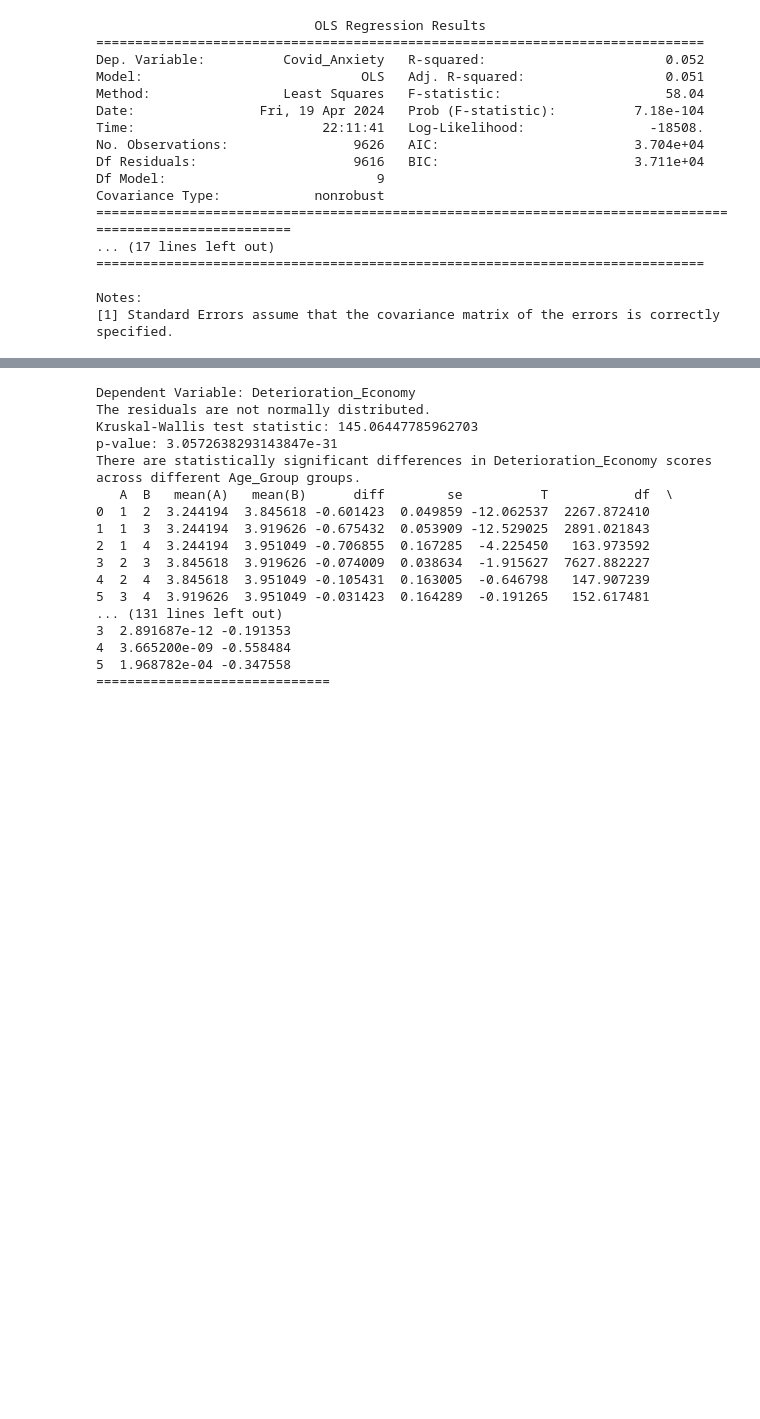
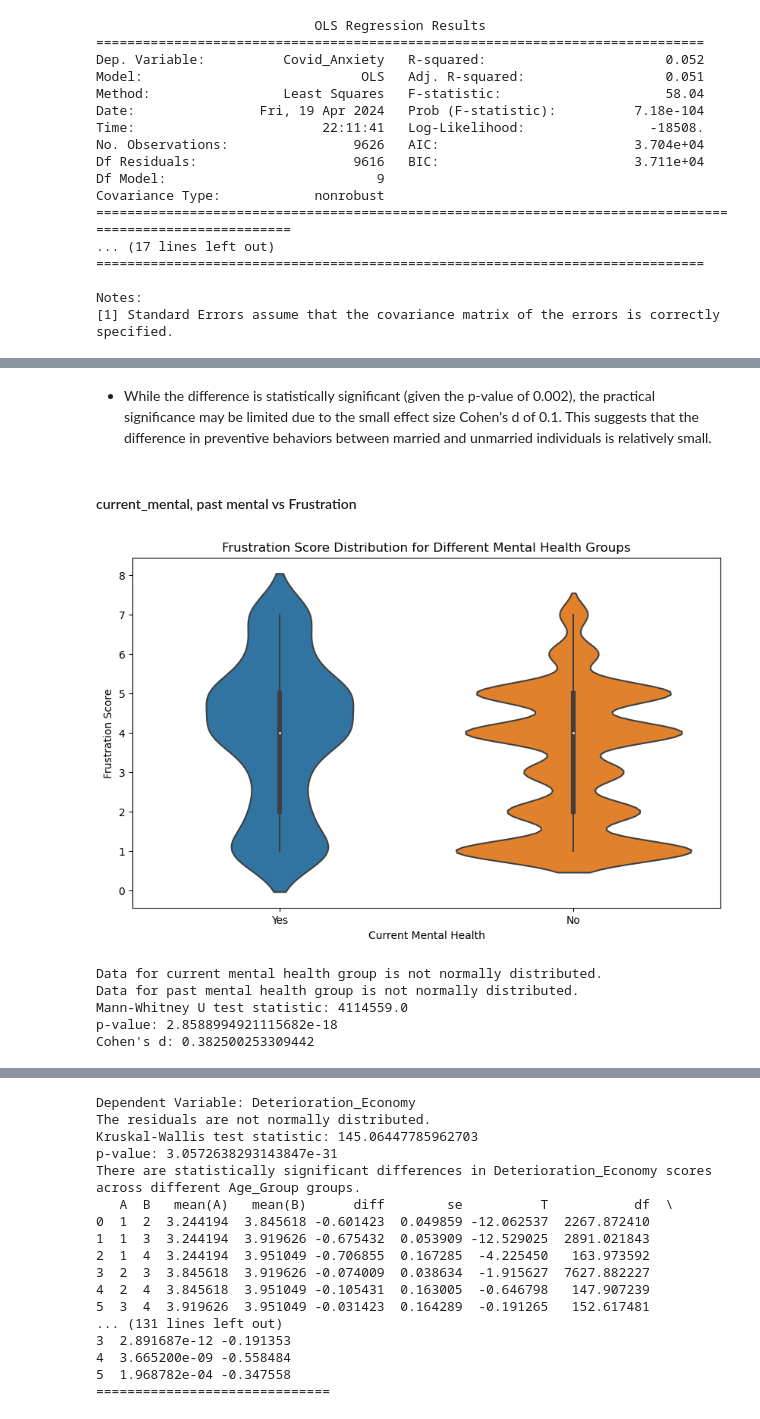
Before and after one commit to Shambhaviiiit/covid-psychological-impact-analysis, a Jupyter notebook: BRSM-Project.ipynb, the cells around one changed output, grey strips where cells are left out. Saved outputs shown, nothing was run; the diff lists cells and outputs as text; code cells hidden in the pictures; blank space fills up the shorter version.

```diff
--- a/BRSM-Project.ipynb
+++ b/BRSM-Project.ipynb
@@ -653,0 +810,46 @@ p-value: 7.980386094285533e-77
+# %% [markdown]
+- While the difference is statistically significant (given the p-value of 0.002), the practical significance may be limited due to the small effect size Cohen's d of 0.1. This suggests that the difference in preventive behaviors between married and unmarried individuals is relatively small.
+# %% [markdown]
+#### current_mental, past mental vs Frustration
+# %%
+current_mental = df_dataset[df_dataset['Current_Mental'] == 1]['Frustration']
+past_mental = df_dataset[df_dataset['Current_Mental'] == 2]['Frustration']
+
+# plot violin plot
+plt.figure(figsize=(10, 6))
+sb.violinplot(x='Current_Mental', y='Frustration', data=df_dataset)
+plt.title('Frustration Score Distribution for Different Mental Health Groups')
+plt.xticks(ticks=[0, 1], labels=['Yes', 'No'])
+plt.xlabel('Current Mental Health')
+plt.ylabel('Frustration Score')
+plt.show()
+
+# check for normality
+k2, p = stats.kstest(current_mental, 'norm')
+if p < 0.05:
+    print("Data for current mental health group is not normally distributed.")
+else:
+    print("Data for current mental health group is normally distributed.")
+
+k2, p = stats.kstest(past_mental, 'norm')
+if p < 0.05:
+    print("Data for past mental health group is not normally distributed.")
+else:
+    print("Data for past mental health group is normally distributed.")
+
+# Mann-Whitney U test
+result_mwu = stats.mannwhitneyu(current_mental, past_mental)
+
+print("Mann-Whitney U test statistic:", result_mwu.statistic)
+print("p-value:", result_mwu.pvalue)
+
+# Calculate Cohen's d
+cohen_d_value = cohen_d(current_mental, past_mental)
+print("Cohen's d:", cohen_d_value)
+# %% [output]
+[figure, added]
+Data for current mental health group is not normally distributed.
+Data for past mental health group is not normally distributed.
+Mann-Whitney U test statistic: 4114559.0
+p-value: 2.8588994921115682e-18
+Cohen's d: 0.382500253309442
```
Also changed, not shown: parts of 33 cells of this notebook, 1 other file.
